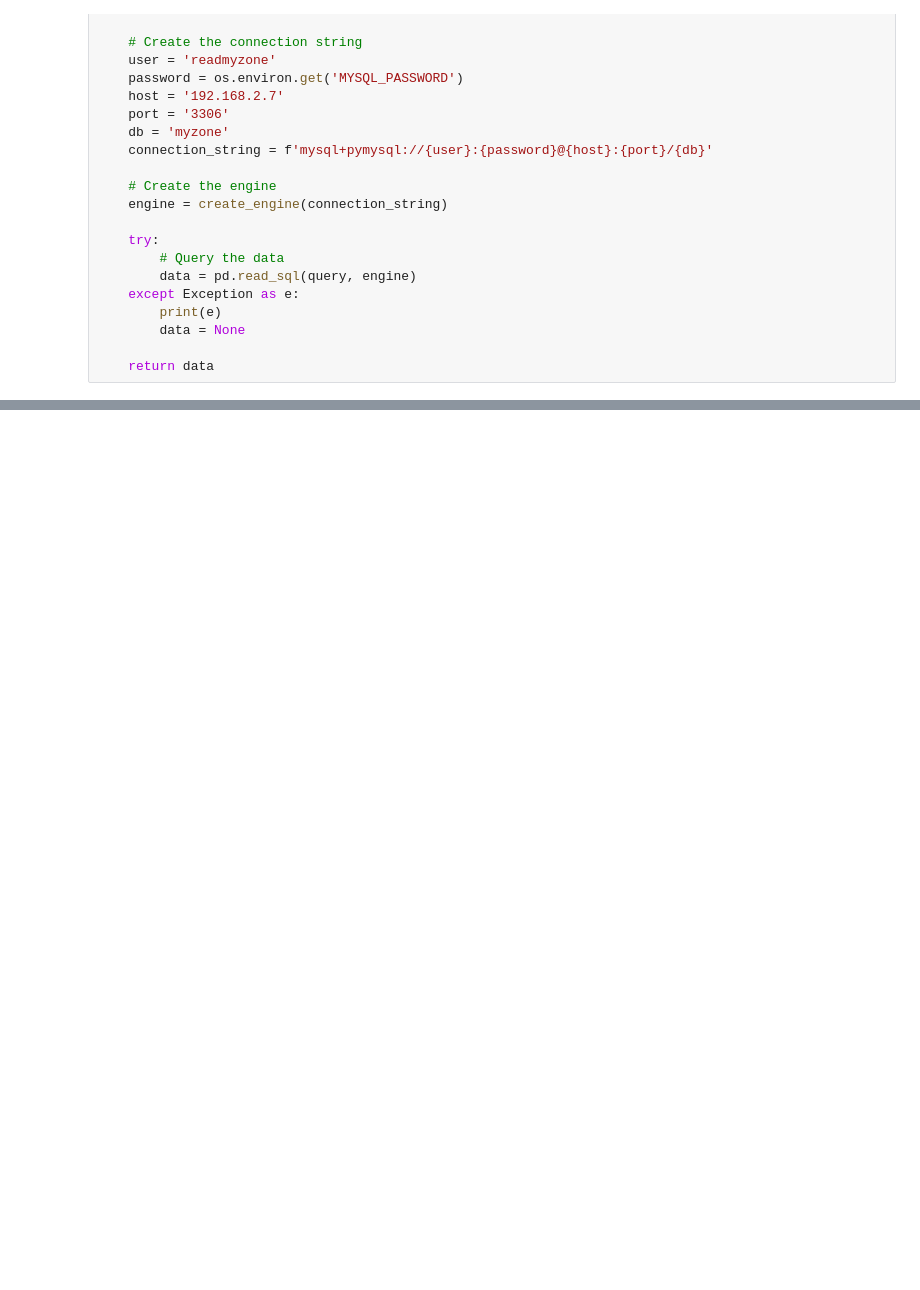
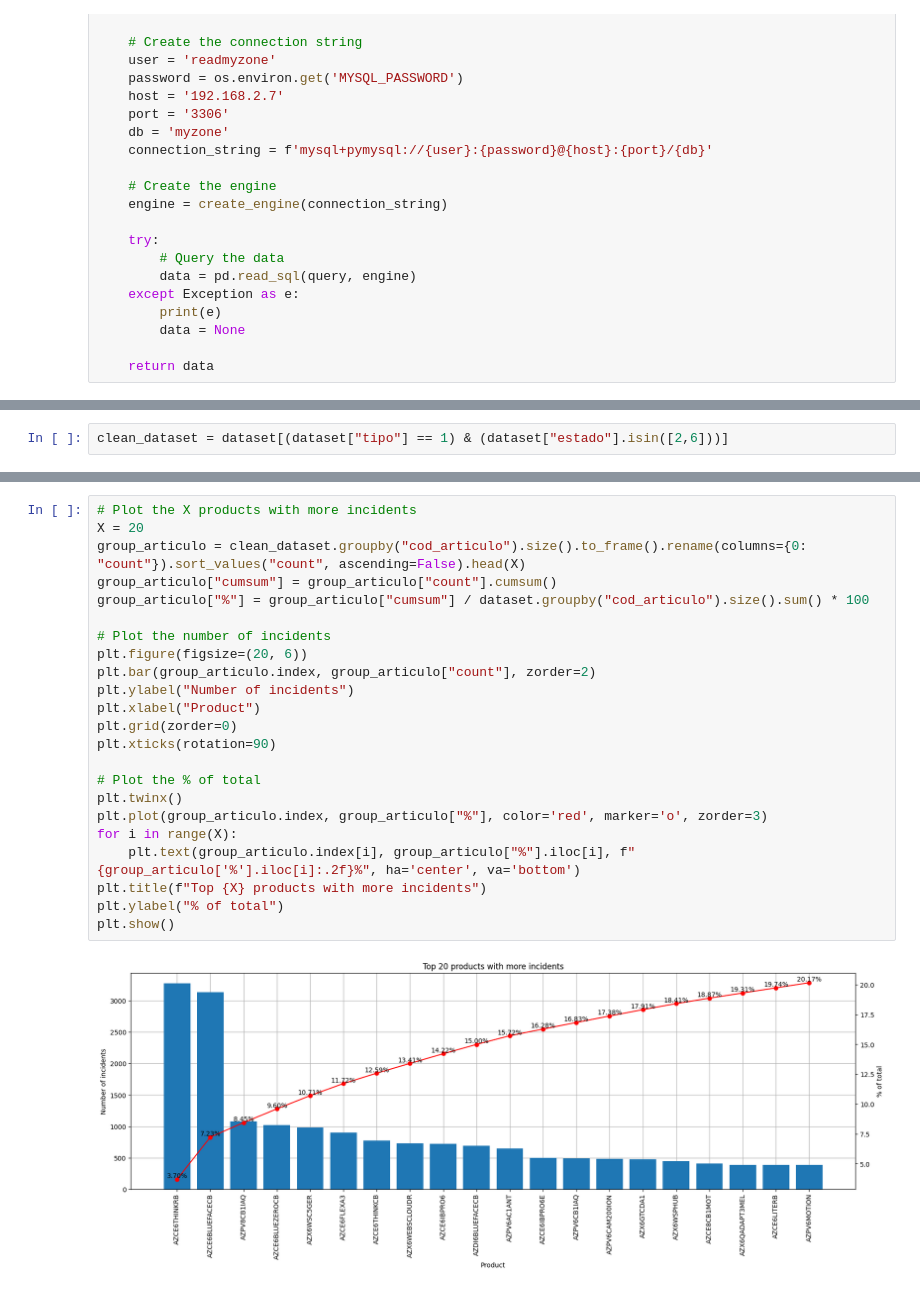
Before and after one commit to voliveira-airzonecontrol/myzone, a Jupyter notebook: EDA/MyZone.ipynb, the cells around one changed output, grey strips where cells are left out. Cells and saved outputs as stored; diff of their text form; blank space fills up the shorter version.

```diff
--- a/EDA/MyZone.ipynb
+++ b/EDA/MyZone.ipynb
@@ -58,0 +53,2 @@ sav_incidencias
+# %%
+clean_dataset = dataset[(dataset["tipo"] == 1) & (dataset["estado"].isin([2,6]))]
@@ -58,0 +129,25 @@ sav_incidencias
+# %%
+# Plot the X products with more incidents
+X = 20
+group_articulo = clean_dataset.groupby("cod_articulo").size().to_frame().rename(columns={0: "count"}).sort_values("count", ascending=False).head(X)
+group_articulo["cumsum"] = group_articulo["count"].cumsum()
+group_articulo["%"] = group_articulo["cumsum"] / dataset.groupby("cod_articulo").size().sum() * 100
+
+# Plot the number of incidents
+plt.figure(figsize=(20, 6))
+plt.bar(group_articulo.index, group_articulo["count"], zorder=2)
+plt.ylabel("Number of incidents")
+plt.xlabel("Product")
+plt.grid(zorder=0)
+plt.xticks(rotation=90)
+
+# Plot the % of total
+plt.twinx()
+plt.plot(group_articulo.index, group_articulo["%"], color='red', marker='o', zorder=3)
+for i in range(X):
+    plt.text(group_articulo.index[i], group_articulo["%"].iloc[i], f"{group_articulo['%'].iloc[i]:.2f}%", ha='center', va='bottom')
+plt.title(f"Top {X} products with more incidents")
+plt.ylabel("% of total")
+plt.show()
+# %% [output]
+[figure, added]
```
Also changed, not shown: parts of 21 cells of this notebook, 1 other file.
